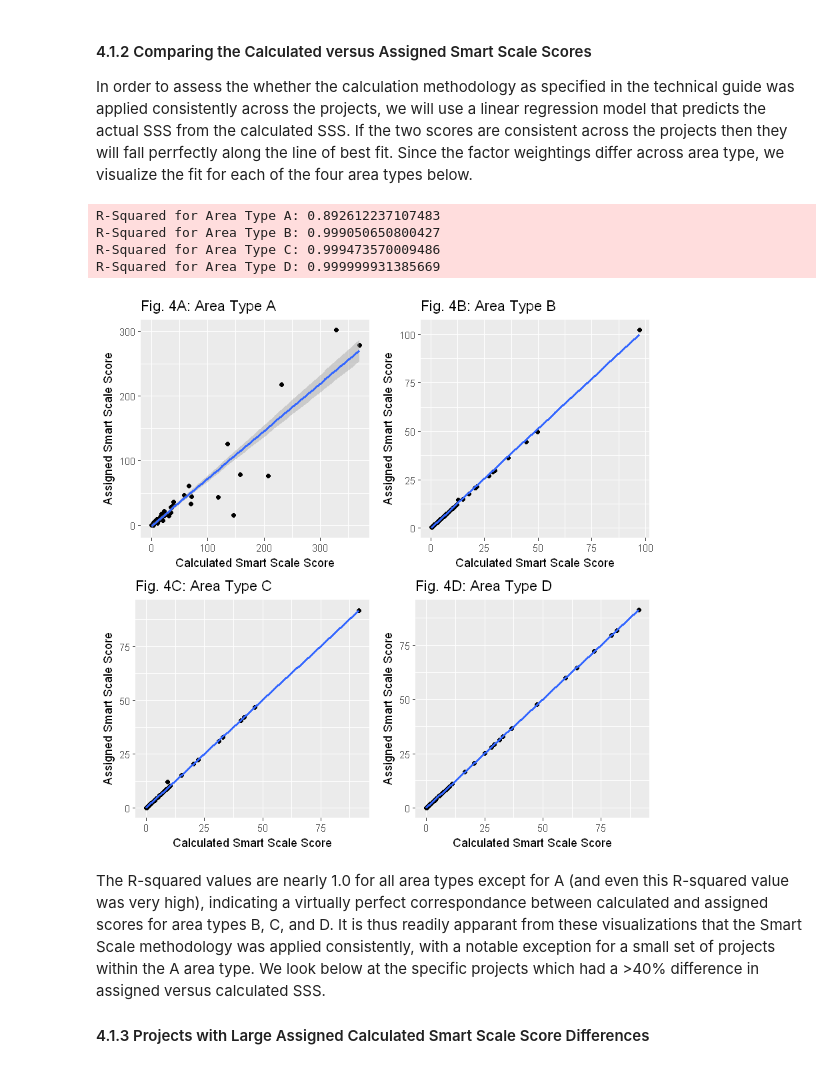
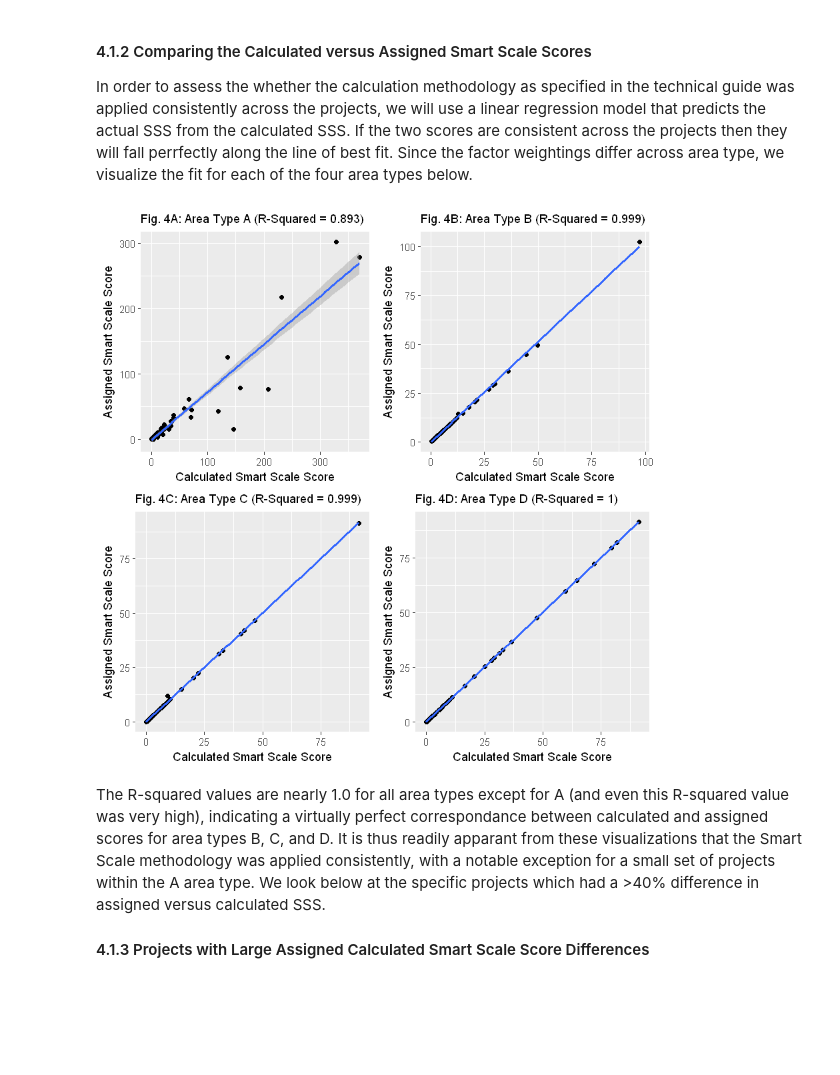
Before and after one commit to chrisgarcia001/Little-Projects, a Jupyter notebook: smart_scale/Smart-Scale-Analysis.ipynb, the cells around one changed output. Saved outputs shown, nothing was run; the diff lists cells and outputs as text; code cells hidden in the pictures; blank space fills up the shorter version.

```diff
--- a/smart_scale/Smart-Scale-Analysis.ipynb
+++ b/smart_scale/Smart-Scale-Analysis.ipynb
@@ -284,15 +297,18 @@ data$Environmental.Score <- weighted.column.average(data, c(0.5, 0.5), c('Air.Qu
 #------ Step 3: Apply Factor Weights
 # Given a dataframe with calculated factor scores, this function computes the project value according to
 # Table 4.2, p.36 of the technical guide.
-calc.proj.value <- function(dataset) {
+calc.proj.value <- function(dataset, weight.a=c(0.45, 0.5, 0.15, 0.5, 0.1, 0.2),
+                                     weight.b=c(0.15, 0.2, 0.25, 0.2, 0.1, 0.1),
+                                     weight.c=c(0.15, 0.25, 0.25, 0.25, 0.1),
+                                     weight.d=c(0.10, 0.35, 0.15, 0.3, 0.1)) {
   factor.cols.ab <- c('Congestion.Score', 'Economic.Score', 'Accessibility.Score', 'Safety.Score',
                       'Environmental.Score', 'Land.Use.Score')
   factor.cols.cd <- c('Congestion.Score', 'Economic.Score', 'Accessibility.Score', 'Safety.Score',
                       'Environmental.Score')
-  sa <- weighted.column.average(dataset, c(0.45, 0.5, 0.15, 0.5, 0.1, 0.2), factor.cols.ab)
-  sb <- weighted.column.average(dataset, c(0.15, 0.2, 0.25, 0.2, 0.1, 0.1), factor.cols.ab)
-  sc <- weighted.column.average(dataset, c(0.15, 0.25, 0.25, 0.25, 0.1), factor.cols.cd)
-  sd <- weighted.column.average(dataset, c(0.10, 0.35, 0.15, 0.3, 0.1), factor.cols.cd)
+  sa <- weighted.column.average(dataset, weight.a, factor.cols.ab)
+  sb <- weighted.column.average(dataset, weight.b, factor.cols.ab)
+  sc <- weighted.column.average(dataset, weight.c, factor.cols.cd)
+  sd <- weighted.column.average(dataset, weight.d, factor.cols.cd)
   scores <- c()
   for(i in 1:nrow(dataset)) {
     if(dataset[i, 'Area.Type'] == 'A') {scores[i] <- sa[i]}
@@ -314,40 +330,36 @@ data['Calc.SMART.SCALE.Score'] <- 1e7 * data[['Calc.Project.Benefit.Score']] / d
 In order to assess the whether the calculation methodology as specified in the technical guide was applied consistently across the projects, we will use a linear regression model that predicts the actual SSS from the calculated SSS. If the two scores are consistent across the projects then they will fall perrfectly along the line of best fit. Since the factor weightings differ across area type, we visualize the fit for each of the four area types below.
 # %%
 # Given a dataset this function builds a scatterplot with the linear regression trend line.
-ss.scatter.plot <- function(dataset, title='Calculated vs. Assigned Smart Scale Scores') {
+ss.scatter.plot <- function(dataset, title='Calculated vs. Assigned Smart Scale Scores', title.size=22) {
   ggplot(data=dataset,
          aes(x=Calc.SMART.SCALE.Score, y=SMART.SCALE.Score)) +
     geom_point() +
     geom_smooth(method=lm) +
     labs(x='Calculated Smart Scale Score', y='Assigned Smart Scale Score',
-         title=title)
+         title=title) +
+    theme(plot.title = element_text(size=title.size))
 }
 
-# Build plots for each of the four area types.
-sp.a <- ss.scatter.plot(subset(data, Area.Type == 'A'), 'Fig. 4A: Area Type A')
-sp.b <- ss.scatter.plot(subset(data, Area.Type == 'B'), 'Fig. 4B: Area Type B')
-sp.c <- ss.scatter.plot(subset(data, Area.Type == 'C'), 'Fig. 4C: Area Type C')
-sp.d <- ss.scatter.plot(subset(data, Area.Type == 'D'), 'Fig. 4D: Area Type D')
-
-# Display the four plots within a single grid.
-grid.arrange(sp.a, sp.b, sp.c, sp.d, nrow=2)
-
-# Extract the adjusted R^2 values and print them.
+# Build the linear models for each area type.
 a.lm <- lm(SMART.SCALE.Score ~ Calc.SMART.SCALE.Score, data=subset(data, Area.Type == 'A'))
 b.lm <- lm(SMART.SCALE.Score ~ Calc.SMART.SCALE.Score, data=subset(data, Area.Type == 'B'))
 c.lm <- lm(SMART.SCALE.Score ~ Calc.SMART.SCALE.Score, data=subset(data, Area.Type == 'C'))
 d.lm <- lm(SMART.SCALE.Score ~ Calc.SMART.SCALE.Score, data=subset(data, Area.Type == 'D'))
 
-message(paste('R-Squared for Area Type A:', summary(a.lm)$r.squared))
-message(paste('R-Squared for Area Type B:', summary(b.lm)$r.squared))
-message(paste('R-Squared for Area Type C:', summary(c.lm)$r.squared))
-message(paste('R-Squared for Area Type D:', summary(d.lm)$r.squared))
+# Build plots for each of the four area types.
+sp.a <- ss.scatter.plot(subset(data, Area.Type == 'A'),
+                        paste('Fig. 4A: Area Type A (R-Squared = ', round(summary(a.lm)$r.squared, 3), ')', sep=''), 11)
+sp.b <- ss.scatter.plot(subset(data, Area.Type == 'B'),
+                        paste('Fig. 4B: Area Type B (R-Squared = ', round(summary(b.lm)$r.squared, 3), ')', sep=''), 11)
+sp.c <- ss.scatter.plot(subset(data, Area.Type == 'C'),
+                        paste('Fig. 4C: Area Type C (R-Squared = ', round(summary(c.lm)$r.squared, 3), ')', sep=''), 11)
+sp.d <- ss.scatter.plot(subset(data, Area.Type == 'D'),
+                        paste('Fig. 4D: Area Type D (R-Squared = ', round(summary(d.lm)$r.squared, 3), ')', sep=''), 11)
+
+# Display the four plots within a single grid.
+grid.arrange(sp.a, sp.b, sp.c, sp.d, nrow=2)
 # %% [output]
-R-Squared for Area Type A: 0.892612237107483
-R-Squared for Area Type B: 0.999050650800427
-R-Squared for Area Type C: 0.999473570009486
-R-Squared for Area Type D: 0.999999931385669
-[figure, old version]
+[figure, new version]
 # %% [markdown]
 The R-squared values are nearly 1.0 for all area types except for A (and even this R-squared value was very high), indicating a virtually perfect correspondance between calculated and assigned scores for area types B, C, and D. It is thus readily apparant from these visualizations that the Smart Scale methodology was applied consistently, with a notable exception for a small set of projects within the A area type. We look below at the specific projects which had a >40% difference in assigned versus calculated SSS.
 
```
Also changed, not shown: parts of 13 cells of this notebook, 4 other files.
